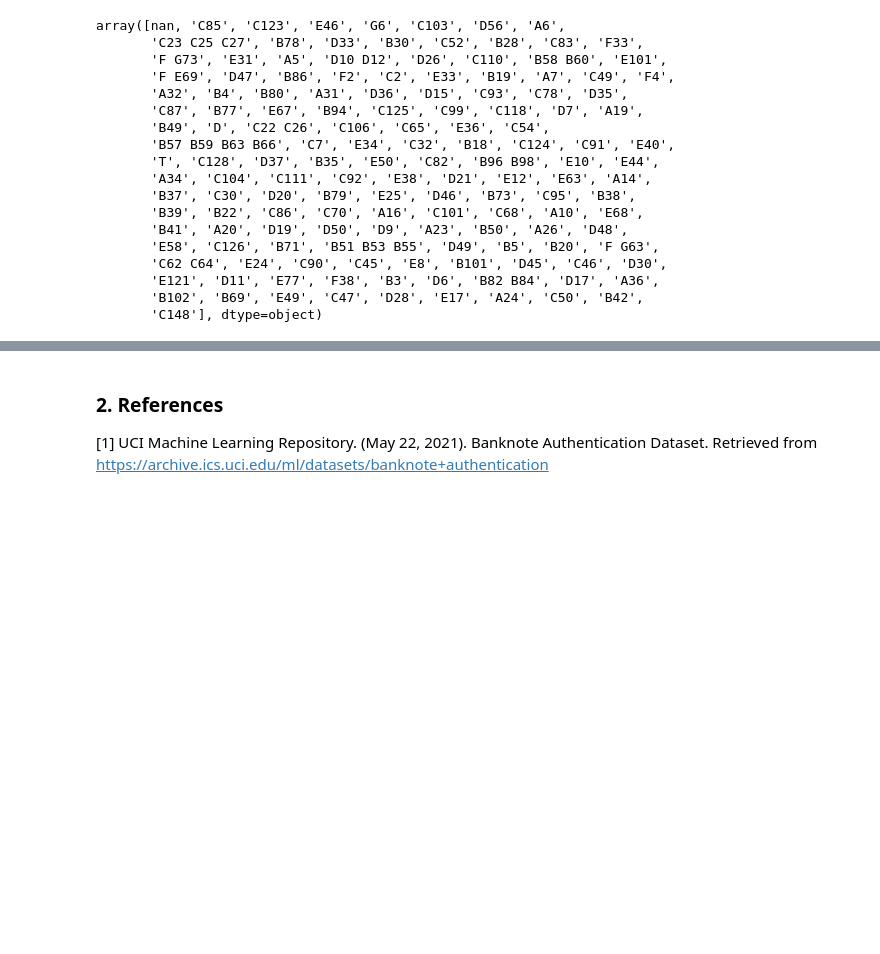
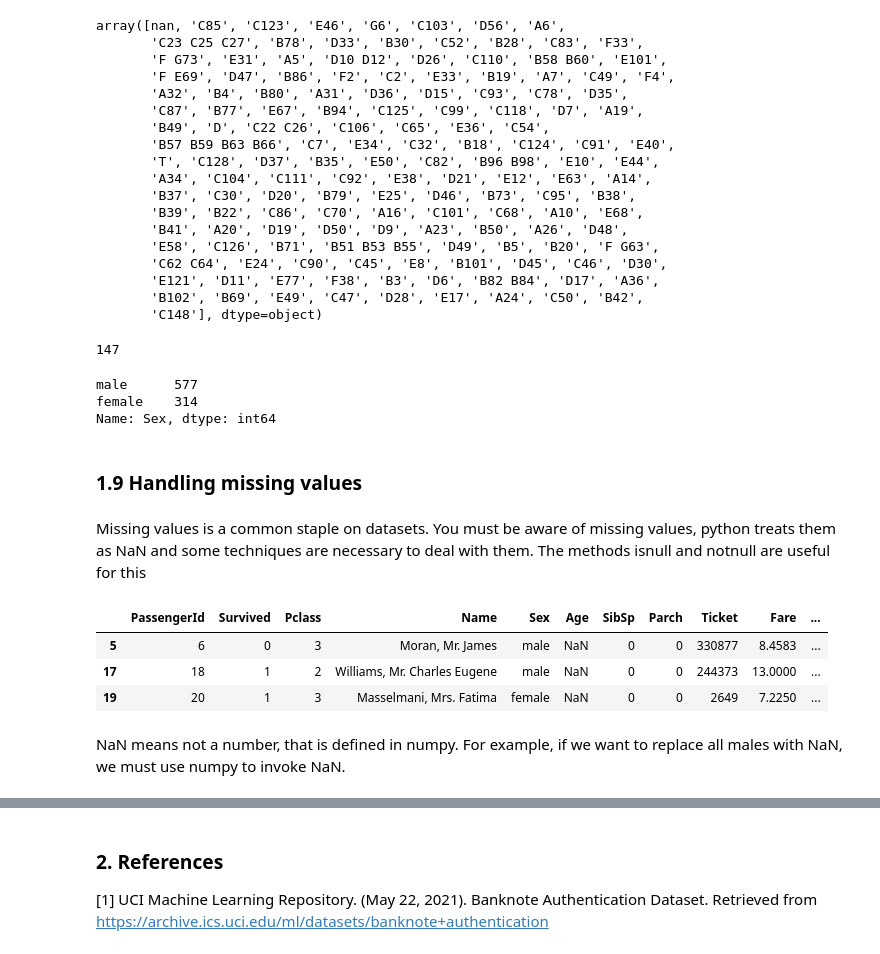
Before and after one commit to alexismenanieves/Pandas_Practice, a Jupyter notebook: Pandas_Practice_Notebook.ipynb, the cells around one changed output, grey strips where cells are left out. Drawn from its saved outputs; the diff is of its cells as text; code cells hidden in the pictures; blank space fills up the shorter version.

```diff
--- a/Pandas_Practice_Notebook.ipynb
+++ b/Pandas_Practice_Notebook.ipynb
@@ -244,3 +244,29 @@ array([nan, 'C85', 'C123', 'E46', 'G6', 'C103', 'D56', 'A6',
        'E121', 'D11', 'E77', 'F38', 'B3', 'D6', 'B82 B84', 'D17', 'A36',
        'B102', 'B69', 'E49', 'C47', 'D28', 'E17', 'A24', 'C50', 'B42',
        'C148'], dtype=object)
+# %%
+# But what if only want to see the count of unique values of 'Cabin'
+df_tc['Cabin'].nunique()
+# %% [output]
+147
+# %%
+# We can see the counts for each unique value of sex
+df_tc['Sex'].value_counts()
+# %% [output]
+male      577
+female    314
+Name: Sex, dtype: int64
+# %% [markdown]
+### 1.9 Handling missing values
+# %% [markdown]
+Missing values is a common staple on datasets. You must be aware of missing values, python treats them as NaN and some techniques are necessary to deal with them. The methods isnull and notnull are useful for this
+# %%
+# Let's see all rows with age missing
+df_tc[df_tc['Age'].isnull()].head(3)
+# %% [output]
+|  | PassengerId | Survived | Pclass | Name | Sex | Age | SibSp | Parch | Ticket | Fare | ... |
+| 5 | 6 | 0 | 3 | Moran, Mr. James | male | NaN | 0 | 0 | 330877 | 8.4583 | ... |
+| 17 | 18 | 1 | 2 | Williams, Mr. Charles Eugene | male | NaN | 0 | 0 | 244373 | 13.0000 | ... |
+| 19 | 20 | 1 | 3 | Masselmani, Mrs. Fatima | female | NaN | 0 | 0 | 2649 | 7.2250 | ... |
+# %% [markdown]
+NaN means not a number, that is defined in numpy. For example, if we want to replace all males with NaN, we must use numpy to invoke NaN.
```
Also changed, not shown: parts of 7 cells of this notebook.
